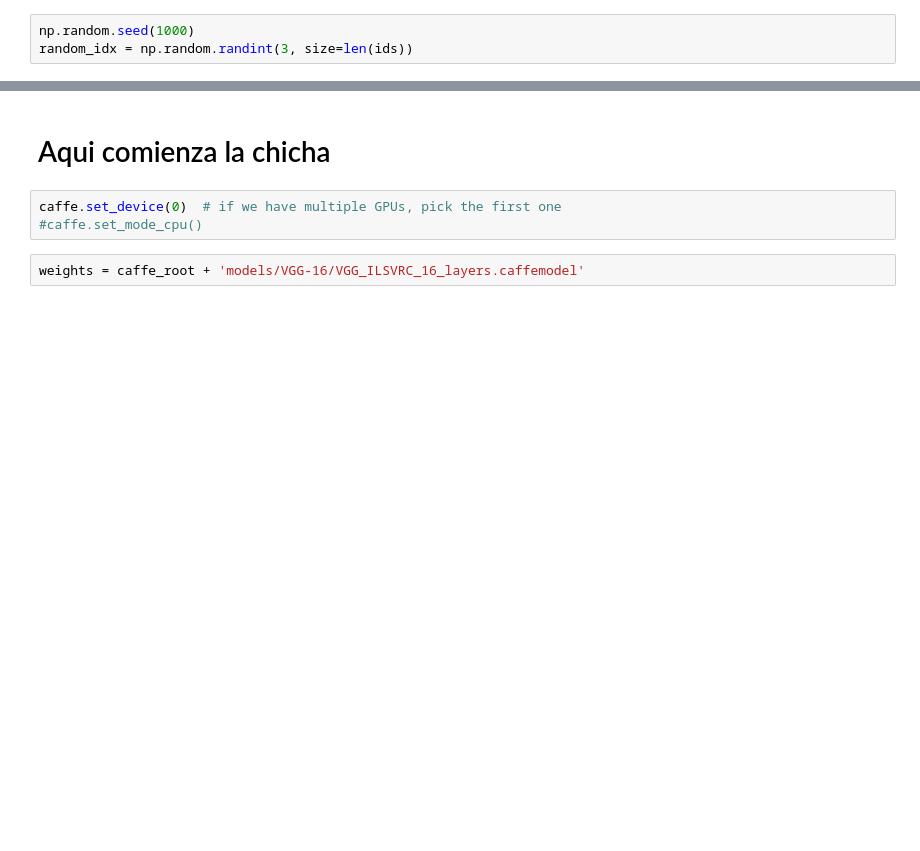
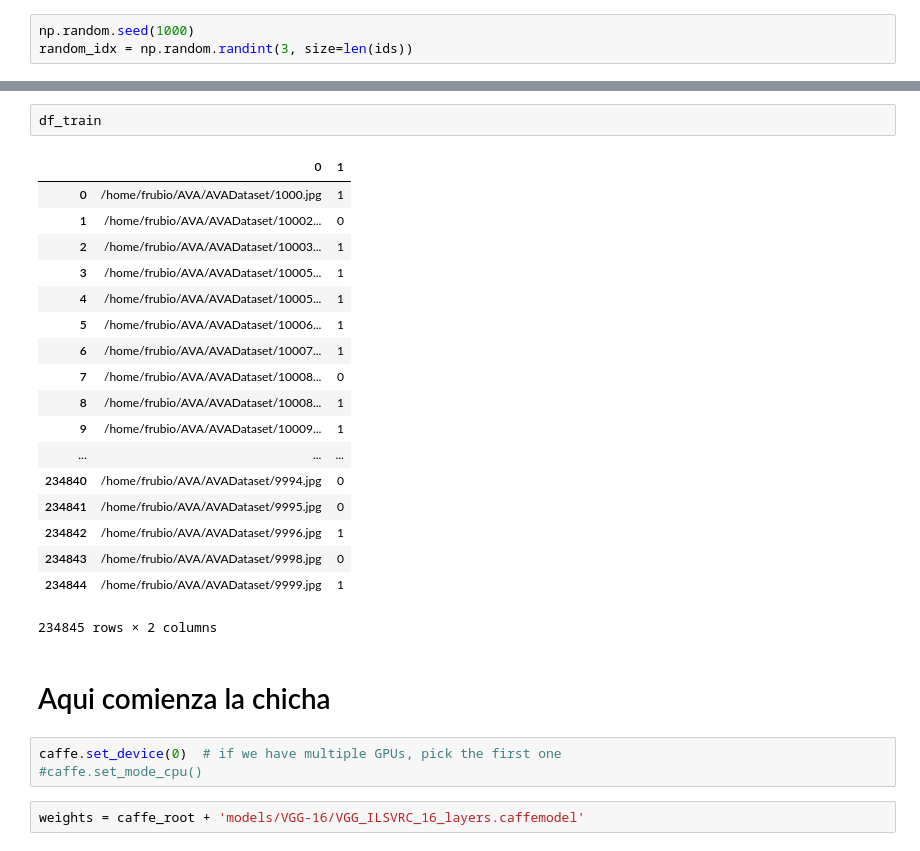
Before and after one commit to ferrubio/aesthetic_quality, a Jupyter notebook: notebooks/Finetuning with caffe.ipynb, the cells around one changed output, grey strips where cells are left out. Saved outputs shown, nothing was run; the diff lists cells and outputs as text; blank space fills up the shorter version.

```diff
--- a/notebooks/Finetuning with caffe.ipynb
+++ b/notebooks/Finetuning with caffe.ipynb
@@ -109,3 +177,24 @@ df_test.to_csv('../../AVA/test_partition_finetuning_docker.txt', sep=' ', header
+# %%
+df_train
+# %% [output]
+|  | 0 | 1 |
+| 0 | /home/frubio/AVA/AVADataset/1000.jpg | 1 |
+| 1 | /home/frubio/AVA/AVADataset/10002... | 0 |
+| 2 | /home/frubio/AVA/AVADataset/10003... | 1 |
+| 3 | /home/frubio/AVA/AVADataset/10005... | 1 |
+| 4 | /home/frubio/AVA/AVADataset/10005... | 1 |
+| 5 | /home/frubio/AVA/AVADataset/10006... | 1 |
+| 6 | /home/frubio/AVA/AVADataset/10007... | 1 |
+| 7 | /home/frubio/AVA/AVADataset/10008... | 0 |
+| 8 | /home/frubio/AVA/AVADataset/10008... | 1 |
+| 9 | /home/frubio/AVA/AVADataset/10009... | 1 |
+| ... | ... | ... |
+| 234840 | /home/frubio/AVA/AVADataset/9994.jpg | 0 |
+| 234841 | /home/frubio/AVA/AVADataset/9995.jpg | 0 |
+| 234842 | /home/frubio/AVA/AVADataset/9996.jpg | 1 |
+| 234843 | /home/frubio/AVA/AVADataset/9998.jpg | 0 |
+| 234844 | /home/frubio/AVA/AVADataset/9999.jpg | 1 |
+234845 rows × 2 columns
 # %% [markdown]
 # Aqui comienza la chicha
 # %%
```
Also changed, not shown: parts of 24 cells of this notebook, 2 other files.
